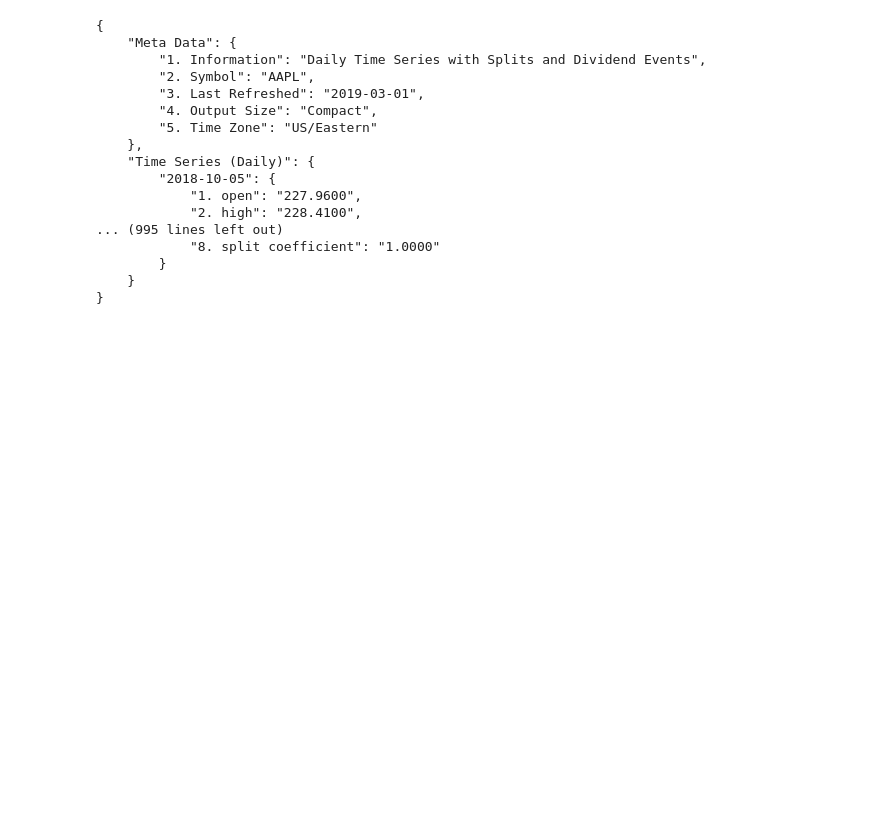
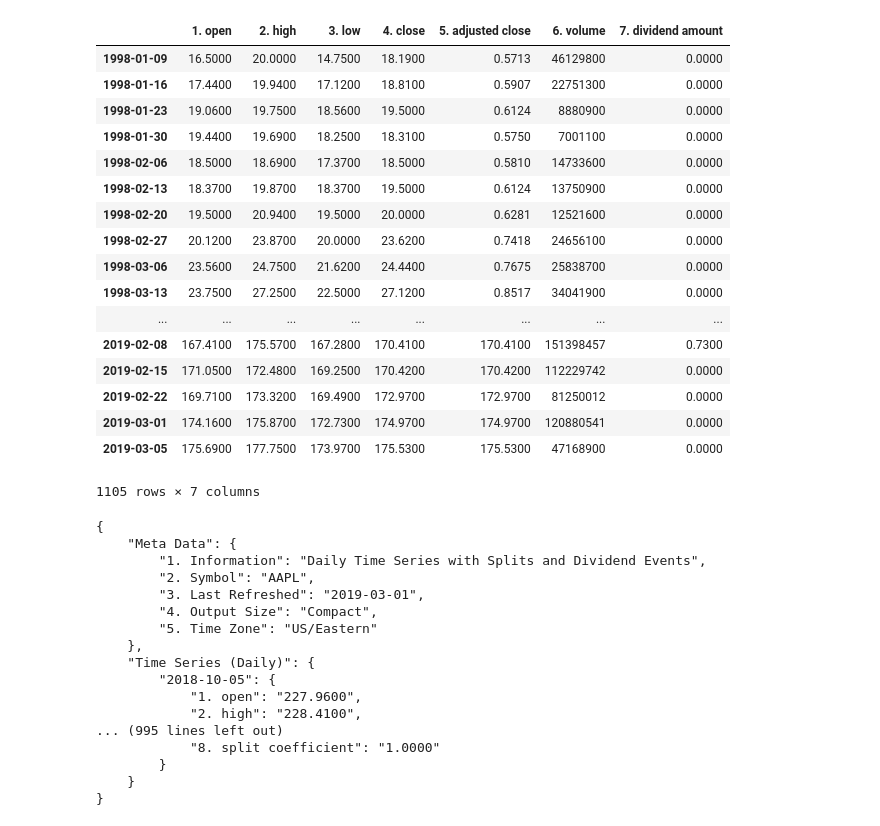
Before and after one commit to wessoncc/lobster-godzilla, a Jupyter notebook: FinalProject/Python/Alpha_API/Alpha_API_Request.ipynb, the cells around one changed output. Cells and saved outputs as stored; diff of their text form; code cells hidden in the pictures; blank space fills up the shorter version.

```diff
--- a/FinalProject/Python/Alpha_API/Alpha_API_Request.ipynb
+++ b/FinalProject/Python/Alpha_API/Alpha_API_Request.ipynb
@@ -6,5 +83,6 @@ from Alpha_key import API_KEY
 # %%
 ticker = "AAPL"
-Measure = "TIME_SERIES_DAILY_ADJUSTED"
+Measure = "TIME_SERIES_WEEKLY_ADJUSTED"
+output = "compact"
 MainUrl = "https://www.alphavantage.co/query?"
-ticker_response = requests.get(f"{MainUrl}function={Measure}&symbol={ticker}&apikey={API_KEY}").json()
+ticker_response = requests.get(f"{MainUrl}function={Measure}&symbol={ticker}&outputsize={output}&apikey={API_KEY}").json()
@@ -11,3 +93,24 @@ ticker_response = requests.get(f"{MainUrl}function={Measure}&symbol={ticker}&api
+# %%
+pd.DataFrame.from_dict(ticker_response["Weekly Adjusted Time Series"], orient='index')
+# %% [output]
+|  | 1. open | 2. high | 3. low | 4. close | 5. adjusted close | 6. volume | 7. dividend amount |
+| 1998-01-09 | 16.5000 | 20.0000 | 14.7500 | 18.1900 | 0.5713 | 46129800 | 0.0000 |
+| 1998-01-16 | 17.4400 | 19.9400 | 17.1200 | 18.8100 | 0.5907 | 22751300 | 0.0000 |
+| 1998-01-23 | 19.0600 | 19.7500 | 18.5600 | 19.5000 | 0.6124 | 8880900 | 0.0000 |
+| 1998-01-30 | 19.4400 | 19.6900 | 18.2500 | 18.3100 | 0.5750 | 7001100 | 0.0000 |
+| 1998-02-06 | 18.5000 | 18.6900 | 17.3700 | 18.5000 | 0.5810 | 14733600 | 0.0000 |
+| 1998-02-13 | 18.3700 | 19.8700 | 18.3700 | 19.5000 | 0.6124 | 13750900 | 0.0000 |
+| 1998-02-20 | 19.5000 | 20.9400 | 19.5000 | 20.0000 | 0.6281 | 12521600 | 0.0000 |
+| 1998-02-27 | 20.1200 | 23.8700 | 20.0000 | 23.6200 | 0.7418 | 24656100 | 0.0000 |
+| 1998-03-06 | 23.5600 | 24.7500 | 21.6200 | 24.4400 | 0.7675 | 25838700 | 0.0000 |
+| 1998-03-13 | 23.7500 | 27.2500 | 22.5000 | 27.1200 | 0.8517 | 34041900 | 0.0000 |
+| ... | ... | ... | ... | ... | ... | ... | ... |
+| 2019-02-08 | 167.4100 | 175.5700 | 167.2800 | 170.4100 | 170.4100 | 151398457 | 0.7300 |
+| 2019-02-15 | 171.0500 | 172.4800 | 169.2500 | 170.4200 | 170.4200 | 112229742 | 0.0000 |
+| 2019-02-22 | 169.7100 | 173.3200 | 169.4900 | 172.9700 | 172.9700 | 81250012 | 0.0000 |
+| 2019-03-01 | 174.1600 | 175.8700 | 172.7300 | 174.9700 | 174.9700 | 120880541 | 0.0000 |
+| 2019-03-05 | 175.6900 | 177.7500 | 173.9700 | 175.5300 | 175.5300 | 47168900 | 0.0000 |
+1105 rows × 7 columns
 # %%
 print(json.dumps(ticker_response, indent=4, sort_keys=True))
 # %% [output]
```
Also changed, not shown: parts of 8 cells of this notebook, 12 other files.
